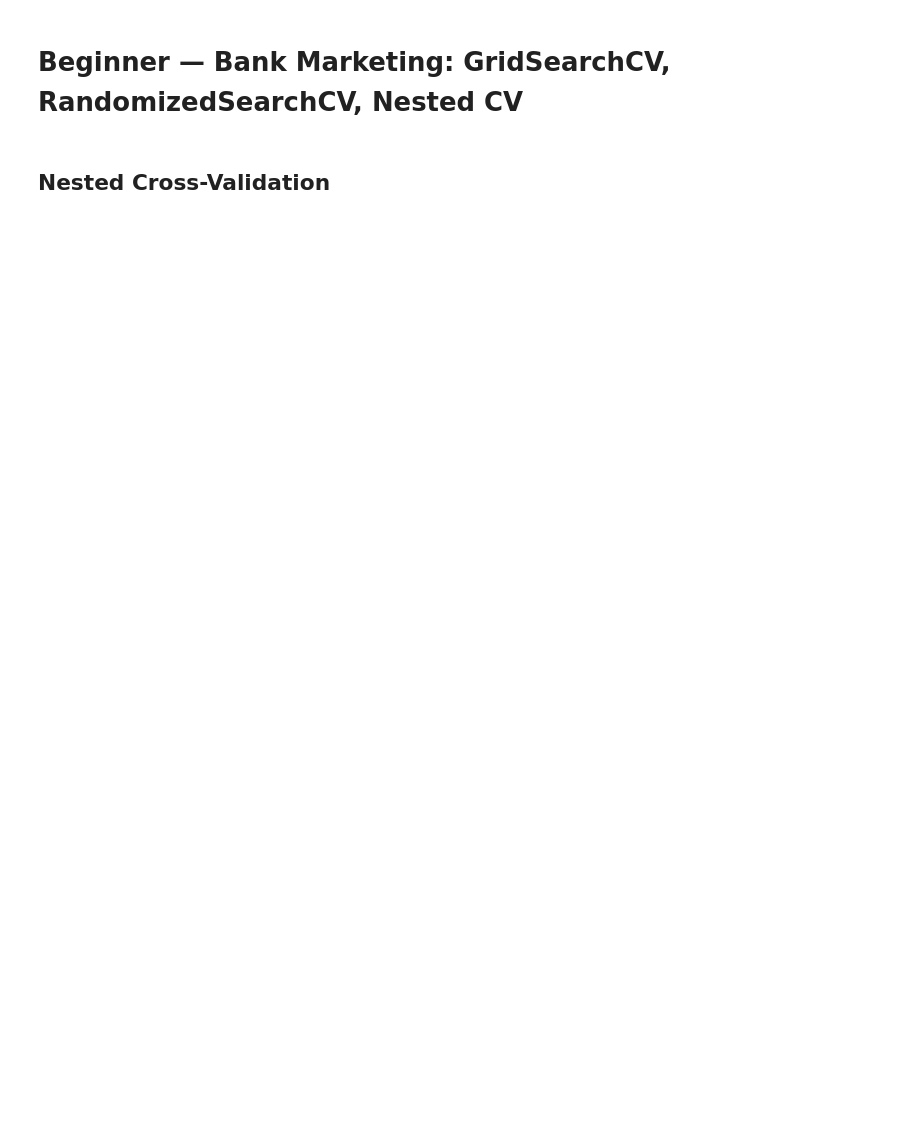
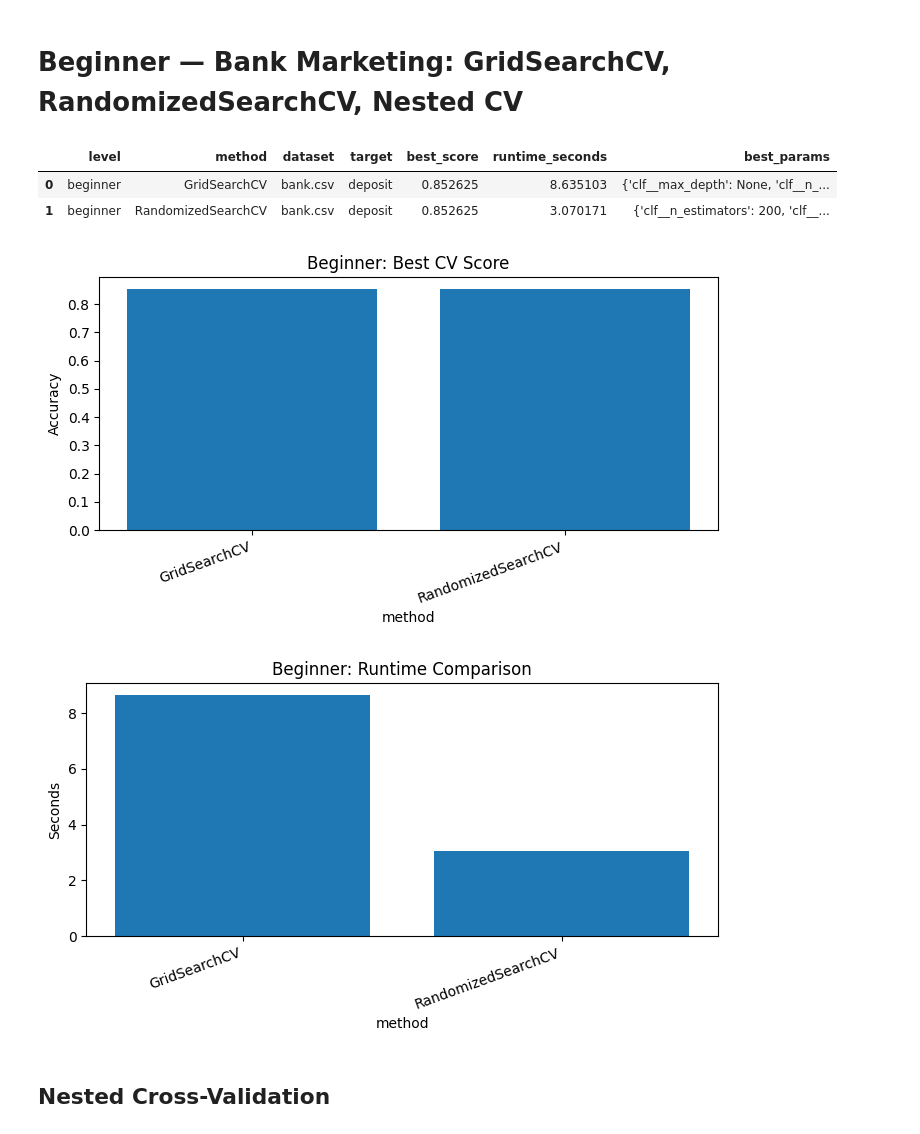
Before and after one commit to esmaeilisadat-tech/ML_Engineering_Portfolio-, a Jupyter notebook: hyperparameter-optimization-machine-learning/notebooks/Anfaenger.ipynb, the cells around one changed output. Drawn from its saved outputs; the diff is of its cells as text; code cells hidden in the pictures; blank space fills up the shorter version.

```diff
--- a/hyperparameter-optimization-machine-learning/notebooks/Anfaenger.ipynb
+++ b/hyperparameter-optimization-machine-learning/notebooks/Anfaenger.ipynb
@@ -20,7 +20,7 @@ from scipy.stats import randint, loguniform
 
 RANDOM_STATE = 42
 PROJECT_ROOT = Path.cwd().parents[0] if Path.cwd().name == "notebooks" else Path.cwd()
-DATA_DIR = PROJECT_ROOT / "data" / "raw"
+DATA_DIR = PROJECT_ROOT / "data"
 OUT_TABLES = PROJECT_ROOT / "output" / "tables"
 OUT_FIGURES = PROJECT_ROOT / "output" / "figures"
 OUT_SUBMISSIONS = PROJECT_ROOT / "output" / "submissions"
@@ -84,33 +84,39 @@ param_grid = {
     "clf__max_depth": [3, 5, None],
 }
 
 start = time.time()
 grid = GridSearchCV(pipe, param_grid, cv=cv, scoring="accuracy", n_jobs=-1)
 grid.fit(X, y)
 grid_runtime = time.time() - start
 
 start = time.time()
 random_search = RandomizedSearchCV(
     pipe,
     param_distributions=param_grid,
     n_iter=10,
     cv=cv,
     scoring="accuracy",
     n_jobs=-1,
     random_state=RANDOM_STATE,
 )
 random_search.fit(X, y)
 random_runtime = time.time() - start
 
 beginner_results = pd.DataFrame([
     {"level": "beginner", "method": "GridSearchCV", "dataset": source, "target": target_col, "best_score": grid.best_score_, "runtime_seconds": grid_runtime, "best_params": str(grid.best_params_)},
     {"level": "beginner", "method": "RandomizedSearchCV", "dataset": source, "target": target_col, "best_score": random_search.best_score_, "runtime_seconds": random_runtime, "best_params": str(random_search.best_params_)},
 ])
 beginner_results.to_csv(OUT_TABLES / "01_beginner_grid_random_results.csv", index=False)
 display(beginner_results)
 
 save_bar_chart(beginner_results, "method", "best_score", "Beginner: Best CV Score", OUT_FIGURES / "01_beginner_score_comparison.png", "Accuracy")
 save_bar_chart(beginner_results, "method", "runtime_seconds", "Beginner: Runtime Comparison", OUT_FIGURES / "02_beginner_runtime_comparison.png", "Seconds")
+# %% [output]
+|  | level | method | dataset | target | best_score | runtime_seconds | best_params |
+| 0 | beginner | GridSearchCV | bank.csv | deposit | 0.852625 | 8.635103 | {'clf__max_depth': None, 'clf__n_... |
+| 1 | beginner | RandomizedSearchCV | bank.csv | deposit | 0.852625 | 3.070171 | {'clf__n_estimators': 200, 'clf__... |
+[figure, added]
+[figure, added]
 # %% [markdown]
 ## Nested Cross-Validation
 # %%
```
Also changed, not shown: parts of 1 cell of this notebook, 39 other files.
